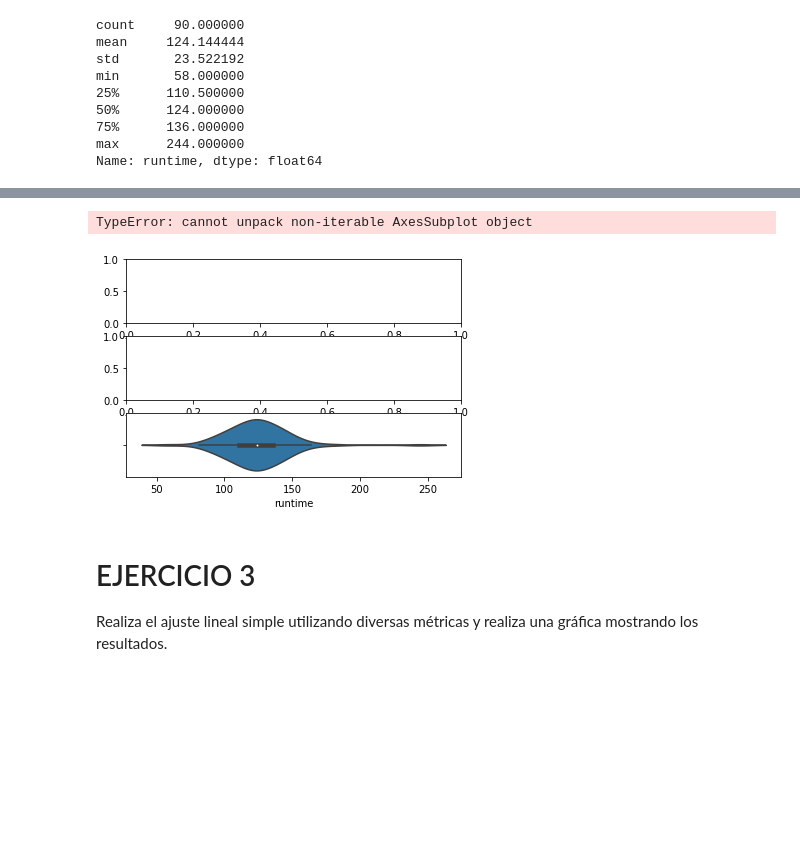
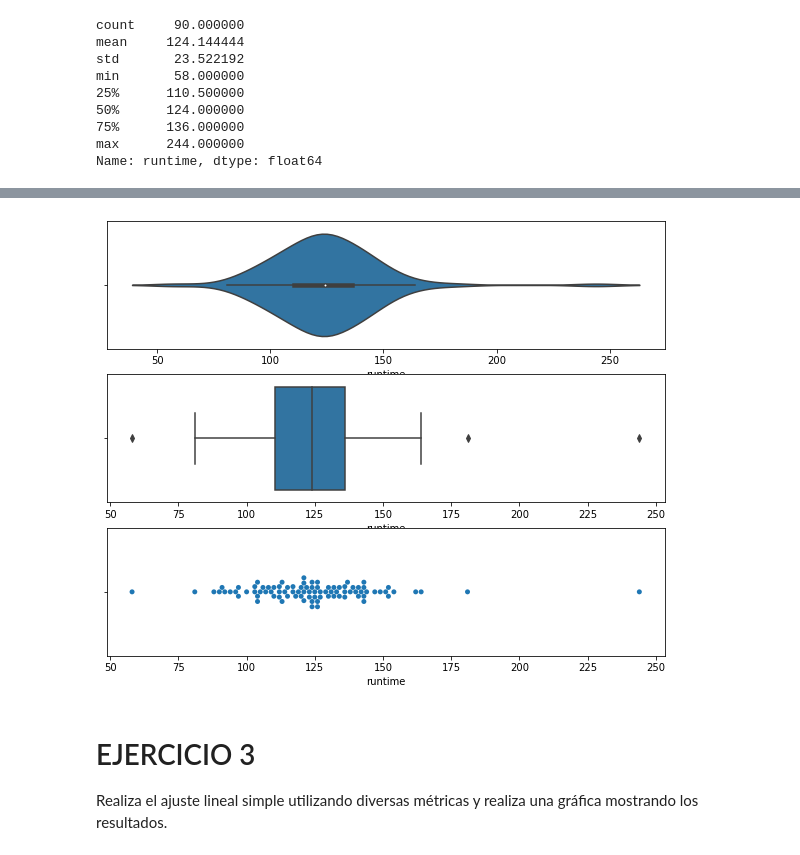
Before and after one commit to Adalab/DA-promo-a-modulo-3-pair-1-Almudena-Lara, a Jupyter notebook: REGRESIÓN/1_Regresión1.ipynb, the cells around one changed output, grey strips where cells are left out. Drawn from its saved outputs; the diff is of its cells as text; code cells hidden in the pictures; blank space fills up the shorter version.

```diff
--- a/REGRESIÓN/1_Regresión1.ipynb
+++ b/REGRESIÓN/1_Regresión1.ipynb
@@ -173,14 +167,13 @@ df[df["runtime"]== df["runtime"].max()]
 |  | title | year | genre | runtime | mpa_rating | imdb_rating | imdb_votes | imdb_gross | director | ... |
 | 1 | Captain America | 1944 | Action, Adventure, Sci-Fi | 244 | Approved | 5.5 | 844 | 0 | Elmer Clifton | ... |
 # %%
-fig, ax = plt.subplots(3, 1)
-fig, ax[0] = sns.violinplot(data = df, x = "runtime")
-fig, ax[1] = sns.boxplot(data = df, x = "runtime")
-sns.swarmplot(data = df, x = "runtime")
+fig, ax = plt.subplots(3, 1, figsize = (10,8))
+sns.violinplot(data = df, x = "runtime", ax=ax[0])
+sns.boxplot(data = df, x = "runtime", ax=ax[1])
+sns.swarmplot(data = df, x = "runtime", ax=ax[2])
 plt.show()
 # %% [output]
-TypeError: cannot unpack non-iterable AxesSubplot object
-[figure, old version]
+[figure, new version]
 # %% [markdown]
 # EJERCICIO 3
 Realiza el ajuste lineal simple utilizando diversas métricas y realiza una gráfica mostrando los resultados.
```
Also changed, not shown: parts of 3 cells of this notebook, 1 other file.
